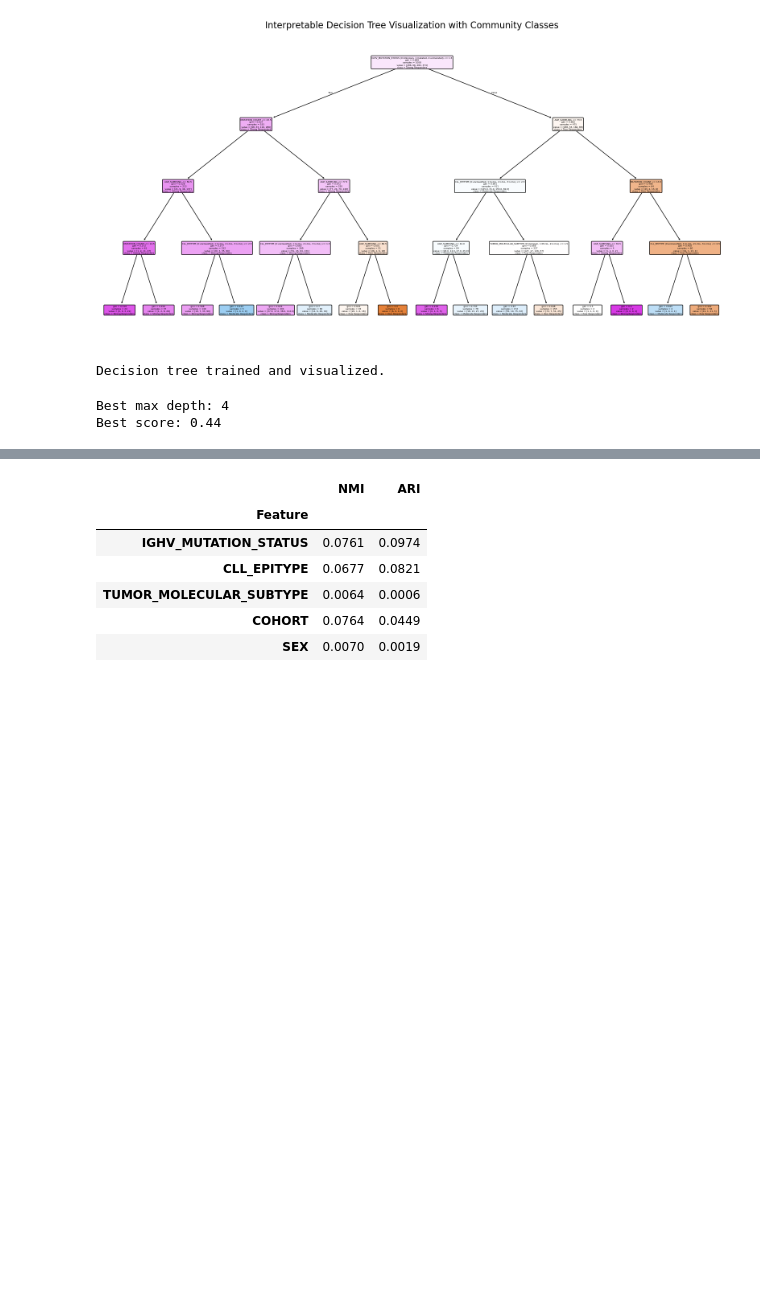
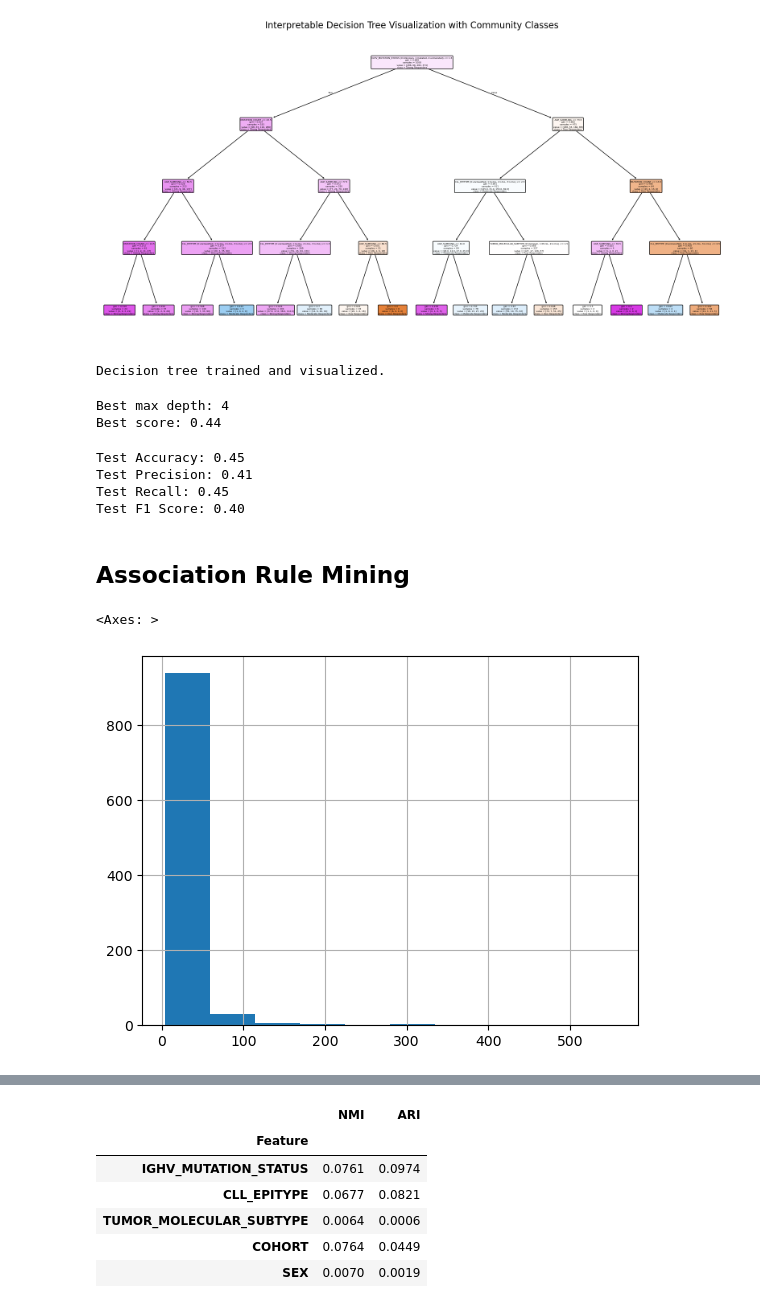
Before and after one commit to MahikaJaguste/msc-thesis, a Jupyter notebook: patient_community_project/analysis/decision_tree.ipynb, the cells around one changed output, grey strips where cells are left out. Cells and saved outputs as stored; diff of their text form; code cells hidden in the pictures; blank space fills up the shorter version.

Commit message:
added association rule mining

```diff
--- a/patient_community_project/analysis/decision_tree.ipynb
+++ b/patient_community_project/analysis/decision_tree.ipynb
@@ -217,3 +224,34 @@ print(f"Best score: {max(cv_scores):.2f}")
 # %% [output]
 Best max depth: 4
 Best score: 0.44
+# %%
+# Train-test split and evaluation with depth=4
+X_train, X_test, y_train, y_test = train_test_split(X, y, test_size=0.2, random_state=42)
+clf = DecisionTreeClassifier(max_depth=4, random_state=42)
+clf.fit(X_train, y_train)
+y_pred = clf.predict(X_test)
+
+# Metrics
+print(f"Test Accuracy: {accuracy_score(y_test, y_pred):.2f}")
+print(f"Test Precision: {precision_score(y_test, y_pred, average='weighted', zero_division=0):.2f}")
+print(f"Test Recall: {recall_score(y_test, y_pred, average='weighted', zero_division=0):.2f}")
+print(f"Test F1 Score: {f1_score(y_test, y_pred, average='weighted', zero_division=0):.2f}")
+# %% [output]
+Test Accuracy: 0.45
+Test Precision: 0.41
+Test Recall: 0.45
+Test F1 Score: 0.40
+# %% [markdown]
+## Association Rule Mining
+# %%
+df = patient_df.copy(deep=True)
+
+# Select relevant columns
+features = ['AGE_SAMPLING', 'IGHV_MUTATION_STATUS', 'CLL_EPITYPE',
+            'TUMOR_MOLECULAR_SUBTYPE', 'MUTATION_COUNT', 'SEX']
+target = 'communityId'
+# %%
+df['MUTATION_COUNT'].hist()
+# %% [output]
+<Axes: >
+[figure, added]
```
Also changed, not shown: parts of 7 cells of this notebook.
